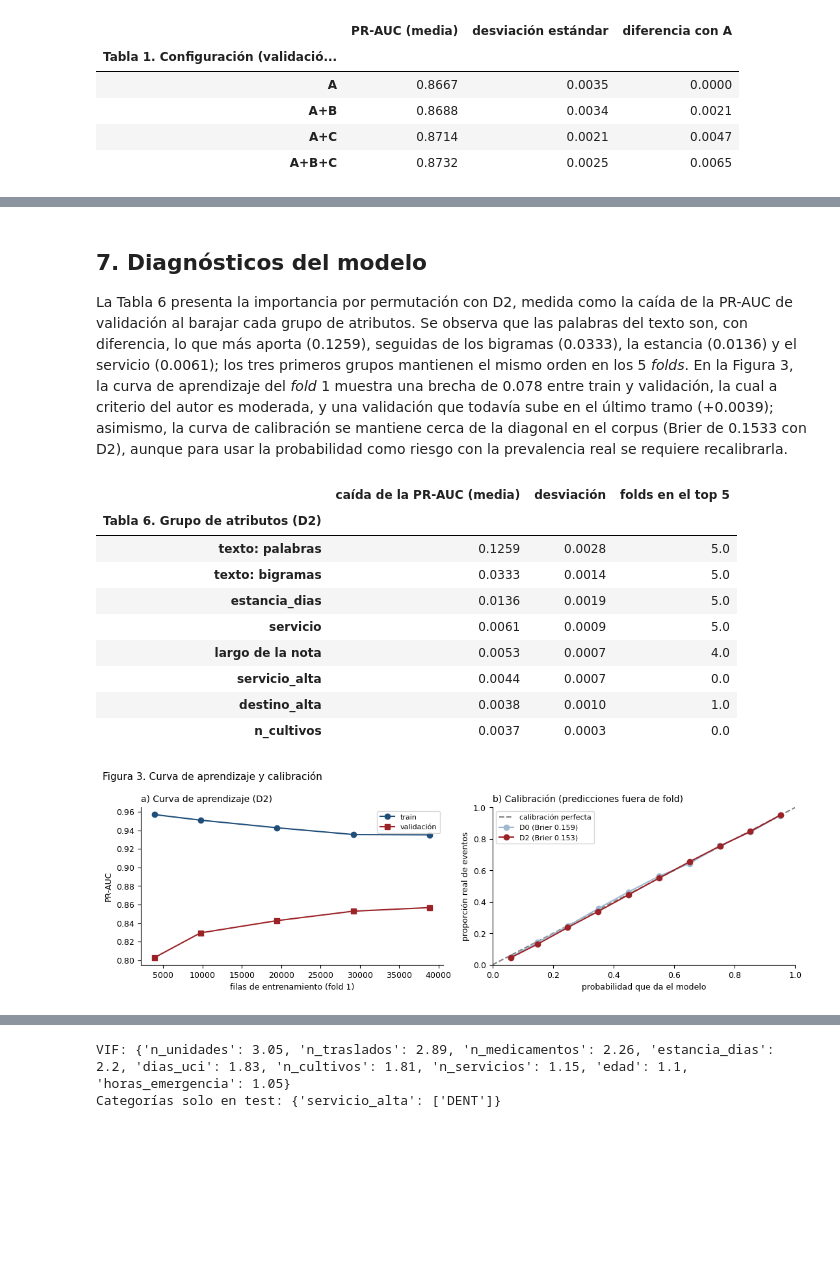
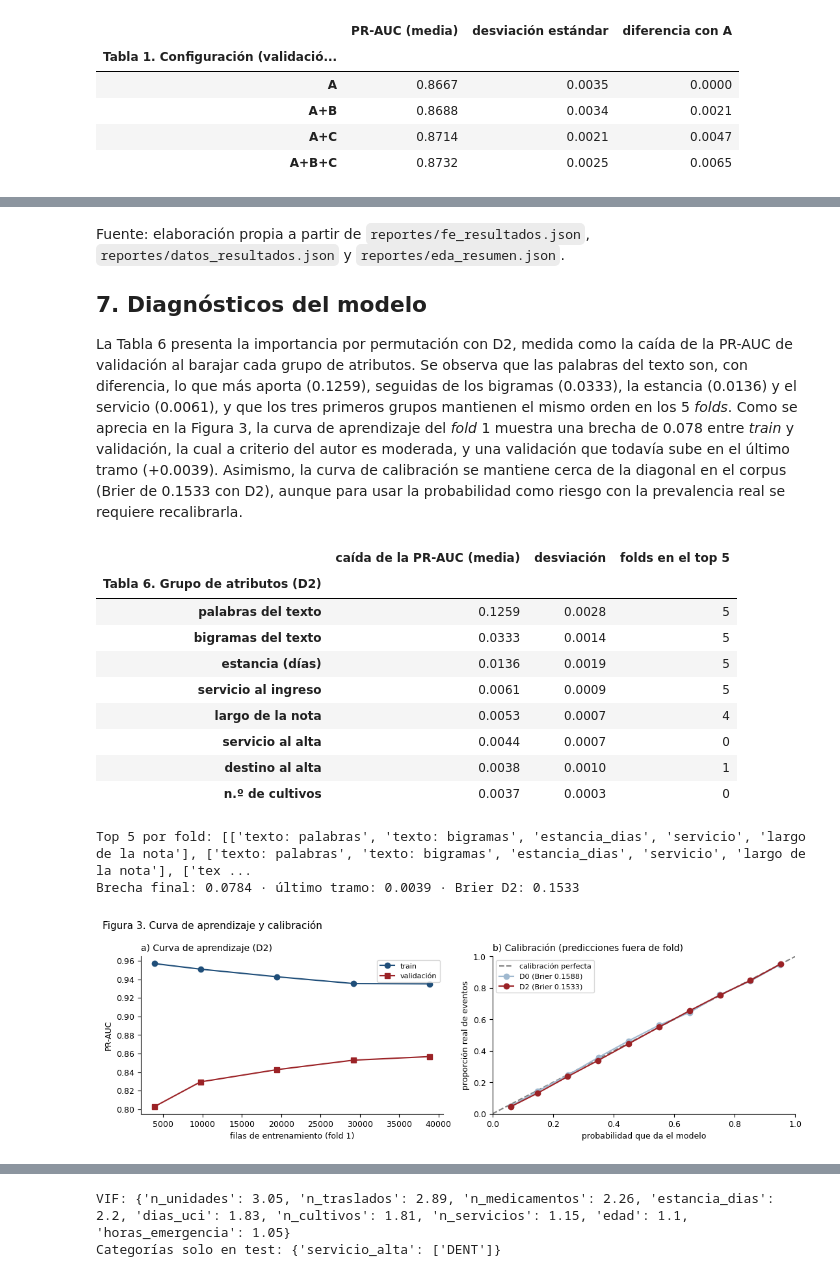
Before and after one commit to carlosperez100/mia14-trabajo-investigacion-ii-tesis-gemses-mimic, a Jupyter notebook: notebooks/03_sprint2_semana6_variantes_datos.ipynb, the cells around one changed output, grey strips where cells are left out. Cells and saved outputs as stored; diff of their text form; code cells hidden in the pictures; blank space fills up the shorter version.

```diff
--- a/notebooks/03_sprint2_semana6_variantes_datos.ipynb
+++ b/notebooks/03_sprint2_semana6_variantes_datos.ipynb
@@ -47,9 +50,12 @@ b = ax[0, 0].bar(["Corpus\n(muestreado)", "MIMIC-IV\ncon epicrisis", "MIMIC-IV\n
                  color=[GRIS, ROJO, CLARO, CLARO])
 ax[0, 0].bar_label(b, fmt="%.1f%%", fontsize=8); ax[0, 0].set(ylabel="% de hospitalizaciones con evento", ylim=(0, 62))
 ax[0, 0].set_title("a) Proporción de hospitalizaciones con evento", loc="left", fontsize=10)
+NOM = {"Medicacion": "Medicación", "Dispositivo medico": "Dispositivo médico", "Infeccion nosocomial": "Infección asociada a la atención",
+       "Sistema/Organizacion": "Sistema u organización"}
 k = sorted(n, key=n.get)
-b = ax[0, 1].barh(k, [n[i] for i in k], color=AZUL); ax[0, 1].bar_label(b, fontsize=8)
-ax[0, 1].set(xlabel="n.º de epicrisis con evento", xlim=(0, max(n.values()) * 1.25))
+b = ax[0, 1].barh([NOM.get(i, i) for i in k], [n[i] for i in k], color=AZUL)
+ax[0, 1].bar_label(b, labels=[mil(n[i]) for i in k], fontsize=8)
+ax[0, 1].set(xlabel="n.º de epicrisis con evento", xlim=(0, max(n.values()) * 1.25)); ax[0, 1].xaxis.set_major_locator(plt.MaxNLocator(5))
 ax[0, 1].set_title("b) Naturaleza del evento adverso", loc="left", fontsize=10)
 filas = [("Negativas CIE-10", r["negativas"]["cie10"]["n"] - r["negativas"]["cie10"]["con_alguno"], r["negativas"]["cie10"]["con_alguno"]),
          ("Úlceras CIE-9 (707.x)", r["ulcera_cie9"]["positivas_de_la_familia"] - r["ulcera_cie9"]["sin_codigo_707_0"], r["ulcera_cie9"]["sin_codigo_707_0"]),
@@ -57,7 +63,10 @@ filas = [("Negativas CIE-10", r["negativas"]["cie10"]["n"] - r["negativas"]["cie
 y = np.arange(3)
 ax[1, 0].barh(y, [f[1] for f in filas], color=VERDE, label="etiqueta confiable")
 ax[1, 0].barh(y, [f[2] for f in filas], left=[f[1] for f in filas], color=ROJO, label="etiqueta dudosa")
-ax[1, 0].set_yticks(y, [f[0] for f in filas]); ax[1, 0].legend(fontsize=8, loc="lower right"); ax[1, 0].set(xlabel="n.º de epicrisis")
+for i, f in enumerate(filas):
+    ax[1, 0].text(f[1] + f[2] + 150, i, f"{mil(f[2])} dudosas de {mil(f[1] + f[2])}", va="center", fontsize=8)
+ax[1, 0].set_yticks(y, [f[0] for f in filas]); ax[1, 0].legend(fontsize=8, loc="upper right")
+ax[1, 0].set(xlabel="n.º de epicrisis", xlim=(0, 14500))
 ax[1, 0].set_title("c) Confiabilidad de la etiqueta", loc="left", fontsize=10)
 b = ax[1, 1].bar(["Azar", "Sin la nota\n(ingreso)", "Sin la nota\n(alta)", "Leyendo la\nepicrisis"],
                  [ctx["dummy"]["roc_auc"], ctx["al_ingreso"]["roc_auc"], ctx["al_alta"]["roc_auc"], ctx["modelo_de_texto"]["roc_auc"]],
@@ -66,4 +75,7 @@ ax[1, 1].bar_label(b, fmt="%.3f", fontsize=8); ax[1, 1].set(ylabel="ROC-AUC en t
 ax[1, 1].set_title("d) Detección sin leer la nota y leyendo la epicrisis", loc="left", fontsize=10)
 fig.suptitle("Figura 1. Hallazgos del EDA que orientan el Sprint 2", fontsize=11, x=0.01, ha="left")
 fig.tight_layout(); plt.show()
+k = r["caidas"]
+print("Positivas solo por caída:", k["positivas_solo_por_caida"], "· con el hospital como lugar:", k["con_el_hospital_como_lugar"],
+      "· CIE-9:", k["cie9"]["n"], "· CIE-10:", k["cie10"]["n"], "(en el hospital:", k["cie10"]["en_hospital"], ")")
 # %% [output]
@@ -249,44 +288,54 @@ t5
 | D2 · sin etiqueta dudosa | 2121 | 638 | 1421 | 60 |
 | D2 · todas, etiqueta original | 1983 | 776 | 1484 | 57 |
 # %% [markdown]
+Fuente: elaboración propia a partir de `reportes/fe_resultados.json`, `reportes/datos_resultados.json` y `reportes/eda_resumen.json`.
+
 ## 7. Diagnósticos del modelo
 
-La Tabla 6 presenta la importancia por permutación con D2, medida como la caída de la PR-AUC de validación al barajar cada grupo de atributos. Se
-observa que las palabras del texto son, con diferencia, lo que más aporta (0.1259), seguidas de los bigramas
-(0.0333), la estancia (0.0136) y el servicio (0.0061); los tres
-primeros grupos mantienen el mismo orden en los 5 *folds*. En la Figura 3, la curva de aprendizaje del *fold* 1 muestra una brecha de
-0.078 entre train y validación, la cual a criterio del autor es moderada, y una validación
-que todavía sube en el último tramo (+0.0039); asimismo, la curva de calibración se
-mantiene cerca de la diagonal en el corpus (Brier de 0.1533 con D2), aunque para usar la probabilidad como riesgo
-con la prevalencia real se requiere recalibrarla.
+La Tabla 6 presenta la importancia por permutación con D2, medida como la caída de la PR-AUC de validación al barajar cada grupo de atributos.
+Se observa que las palabras del texto son, con diferencia, lo que más aporta (0.1259), seguidas de los bigramas
+(0.0333), la estancia (0.0136) y el servicio (0.0061), y que
+los tres primeros grupos mantienen el mismo orden en los 5 *folds*. Como se aprecia en la Figura 3, la curva de aprendizaje del *fold* 1 muestra
+una brecha de 0.078 entre *train* y validación, la cual a criterio del autor es moderada, y
+una validación que todavía sube en el último tramo (+0.0039). Asimismo, la curva de
+calibración se mantiene cerca de la diagonal en el corpus (Brier de 0.1533 con D2), aunque para usar la
+probabilidad como riesgo con la prevalencia real se requiere recalibrarla.
 # %%
 imp, veces = D["importancia"][D["elegida_por_cv"]], D["importancia_veces_en_top5"]
 t6 = pd.DataFrame({k: {"caída de la PR-AUC (media)": v["media"], "desviación": v["std"], "folds en el top 5": veces.get(k, 0)}
                    for k, v in imp.items()}).T.sort_values("caída de la PR-AUC (media)", ascending=False).head(8).round(4)
+t6 = t6.astype({"folds en el top 5": int}).rename(index={"texto: palabras": "palabras del texto", "texto: bigramas": "bigramas del texto",
+     "estancia_dias": "estancia (días)", "servicio": "servicio al ingreso", "servicio_alta": "servicio al alta",
+     "destino_alta": "destino al alta", "n_cultivos": "n.º de cultivos", "n_medicamentos": "n.º de medicamentos"})
 t6.index.name = "Tabla 6. Grupo de atributos (D2)"
 display(t6)
+print("Top 5 por fold:", D["importancia_top5_por_fold"])
 c = pd.DataFrame(D["curva_de_aprendizaje"]["puntos"])
+print("Brecha final:", round(c.pr_auc_train.iloc[-1] - c.pr_auc_validacion.iloc[-1], 4), "· último tramo:",
+      round(c.pr_auc_validacion.iloc[-1] - c.pr_auc_validacion.iloc[-2], 4), "· Brier D2:", D["calibracion"]["D2"]["brier"])
 fig, ax = plt.subplots(1, 2, figsize=(11, 3.6))
 ax[0].plot(c.filas, c.pr_auc_train, "o-", color=AZUL, label="train"); ax[0].plot(c.filas, c.pr_auc_validacion, "s-", color=ROJO, label="validación")
 ax[0].set(xlabel="filas de entrenamiento (fold 1)", ylabel="PR-AUC"); ax[0].legend(fontsize=8)
 ax[0].set_title("a) Curva de aprendizaje (D2)", loc="left", fontsize=10)
 ax[1].plot([0, 1], [0, 1], ls="--", c="gray", label="calibración perfecta")
 for v, col in (("D0", CLARO), ("D2", ROJO)):
     k = D["calibracion"][v]
-    ax[1].plot(k["prob_media"], k["frecuencia_real"], "o-", color=col, label=f"{v} (Brier {k['brier']:.3f})")
+    ax[1].plot(k["prob_media"], k["frecuencia_real"], "o-", color=col, label=f"{v} (Brier {k['brier']:.4f})")
 ax[1].set(xlabel="probabilidad que da el modelo", ylabel="proporción real de eventos", xlim=(0, 1), ylim=(0, 1)); ax[1].legend(fontsize=8)
 ax[1].set_title("b) Calibración (predicciones fuera de fold)", loc="left", fontsize=10)
 fig.suptitle("Figura 3. Curva de aprendizaje y calibración", fontsize=11, x=0.01, ha="left"); fig.tight_layout(); plt.show()
 # %% [output]
 |  | caída de la PR-AUC (media) | desviación | folds en el top 5 |
 | Tabla 6. Grupo de atributos (D2) |  |  |  |
-| texto: palabras | 0.1259 | 0.0028 | 5.0 |
-| texto: bigramas | 0.0333 | 0.0014 | 5.0 |
-| estancia_dias | 0.0136 | 0.0019 | 5.0 |
-| servicio | 0.0061 | 0.0009 | 5.0 |
-| largo de la nota | 0.0053 | 0.0007 | 4.0 |
-| servicio_alta | 0.0044 | 0.0007 | 0.0 |
-| destino_alta | 0.0038 | 0.0010 | 1.0 |
-| n_cultivos | 0.0037 | 0.0003 | 0.0 |
+| palabras del texto | 0.1259 | 0.0028 | 5 |
+| bigramas del texto | 0.0333 | 0.0014 | 5 |
+| estancia (días) | 0.0136 | 0.0019 | 5 |
+| servicio al ingreso | 0.0061 | 0.0009 | 5 |
+| largo de la nota | 0.0053 | 0.0007 | 4 |
+| servicio al alta | 0.0044 | 0.0007 | 0 |
+| destino al alta | 0.0038 | 0.0010 | 1 |
+| n.º de cultivos | 0.0037 | 0.0003 | 0 |
+Top 5 por fold: [['texto: palabras', 'texto: bigramas', 'estancia_dias', 'servicio', 'largo de la nota'], ['texto: palabras', 'texto: bigramas', 'estancia_dias', 'servicio', 'largo de la nota'], ['tex ...
+Brecha final: 0.0784 · último tramo: 0.0039 · Brier D2: 0.1533
 [figure]
 # %% [markdown]
```
Also changed, not shown: parts of 19 cells of this notebook.
